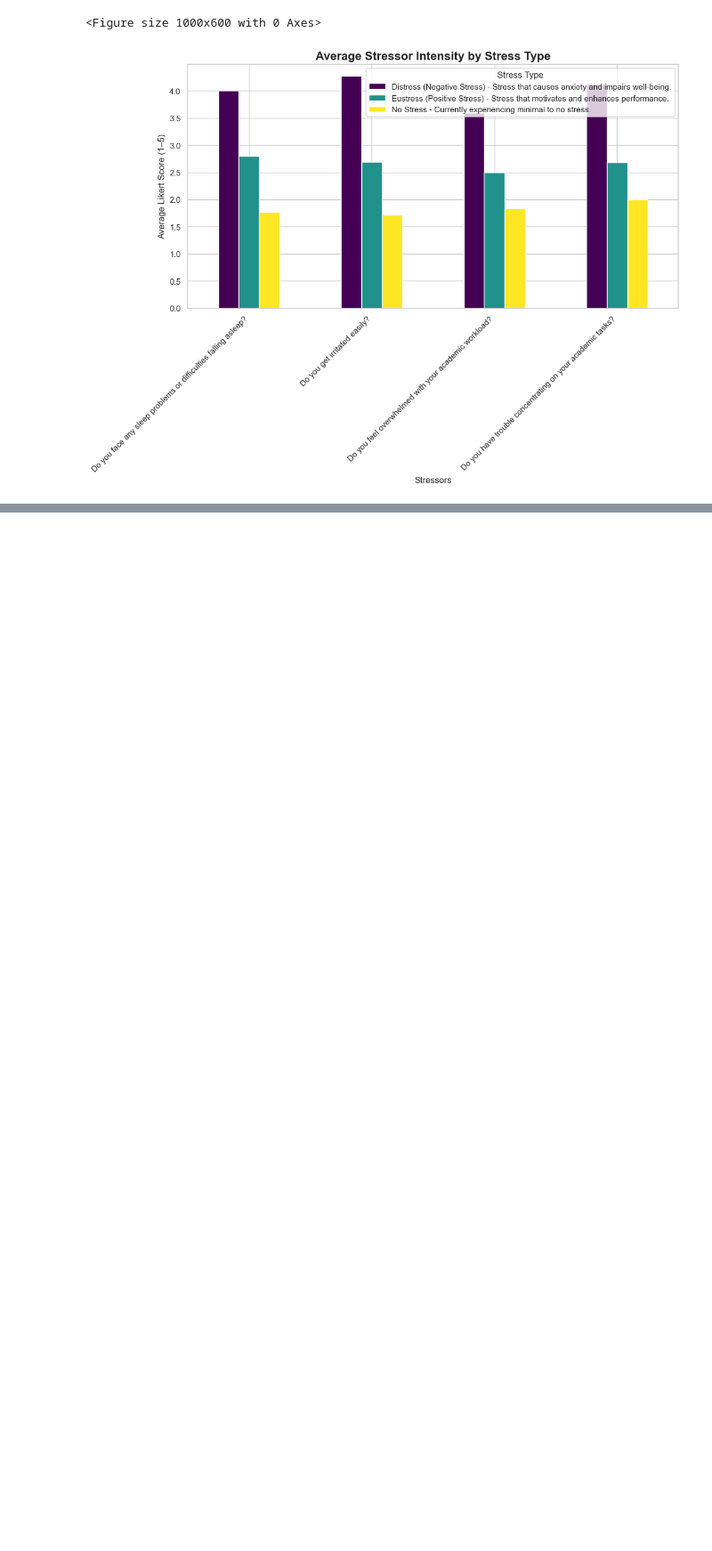
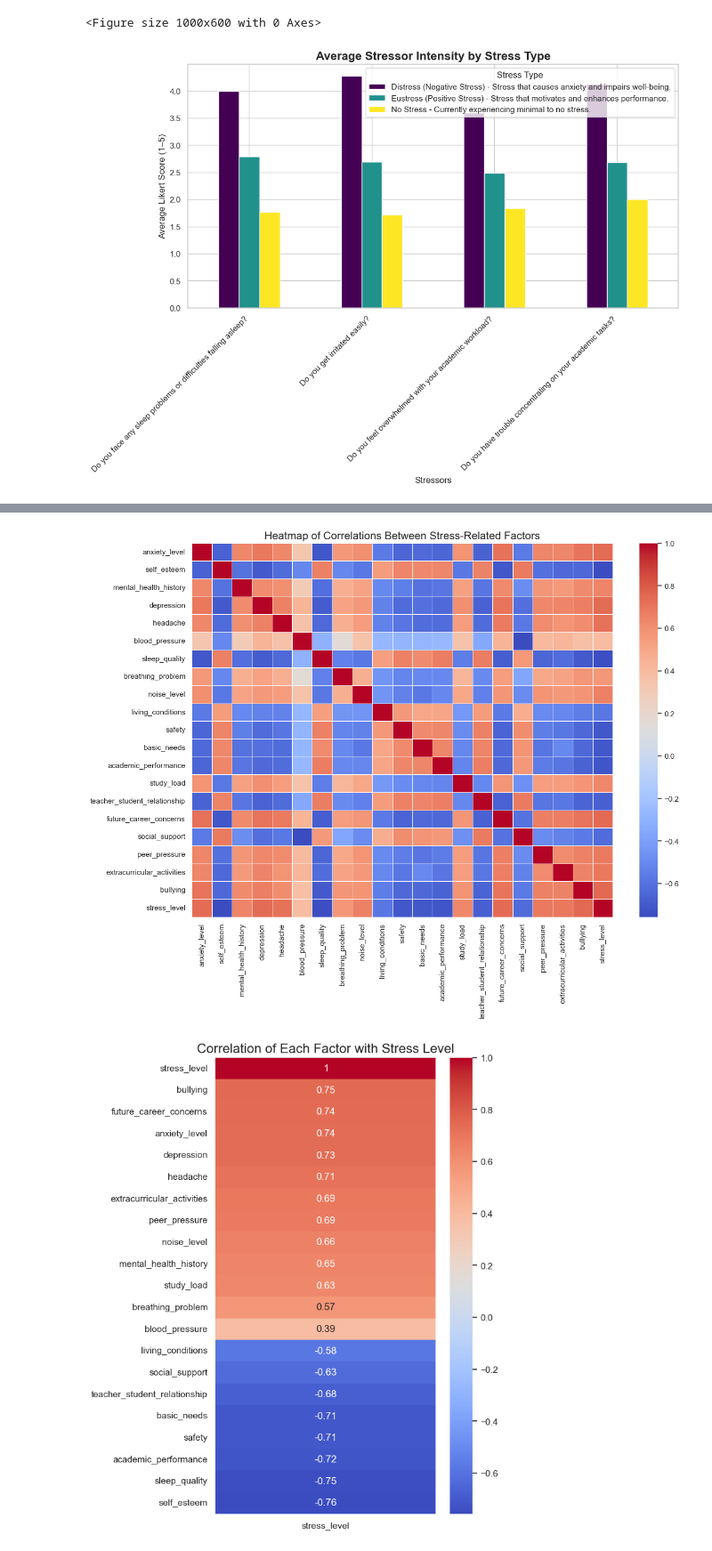
Before and after one commit to stojanovs/student_stress_monitoring, a Jupyter notebook: Student_Stress_Analysis.ipynb, the cells around one changed output, grey strips where cells are left out. Shown at 89% size. Saved outputs shown, nothing was run; the diff lists cells and outputs as text; code cells hidden in the pictures; blank space fills up the shorter version.

```diff
--- a/Student_Stress_Analysis.ipynb
+++ b/Student_Stress_Analysis.ipynb
@@ -349,0 +361,18 @@ plt.show()
+# %%
+matrix = df_1.corr(method="pearson")
+matrix
+plt.figure(figsize=(14, 10))
+sns.heatmap(matrix, annot=False, cmap="coolwarm", linewidths=0.5)
+plt.title("Heatmap of Correlations Between Stress-Related Factors")
+plt.show()
+
+stress_corr = corr_matrix['stress_level'].sort_values(ascending=False)
+stress_corr
+
+plt.figure(figsize=(6, 10))
+sns.heatmap(stress_corr.to_frame(), annot=True, cmap="coolwarm")
+plt.title("Correlation of Each Factor with Stress Level")
+plt.show()
+# %% [output]
+[figure, added]
+[figure, added]
```
Also changed, not shown: parts of 12 cells of this notebook.
